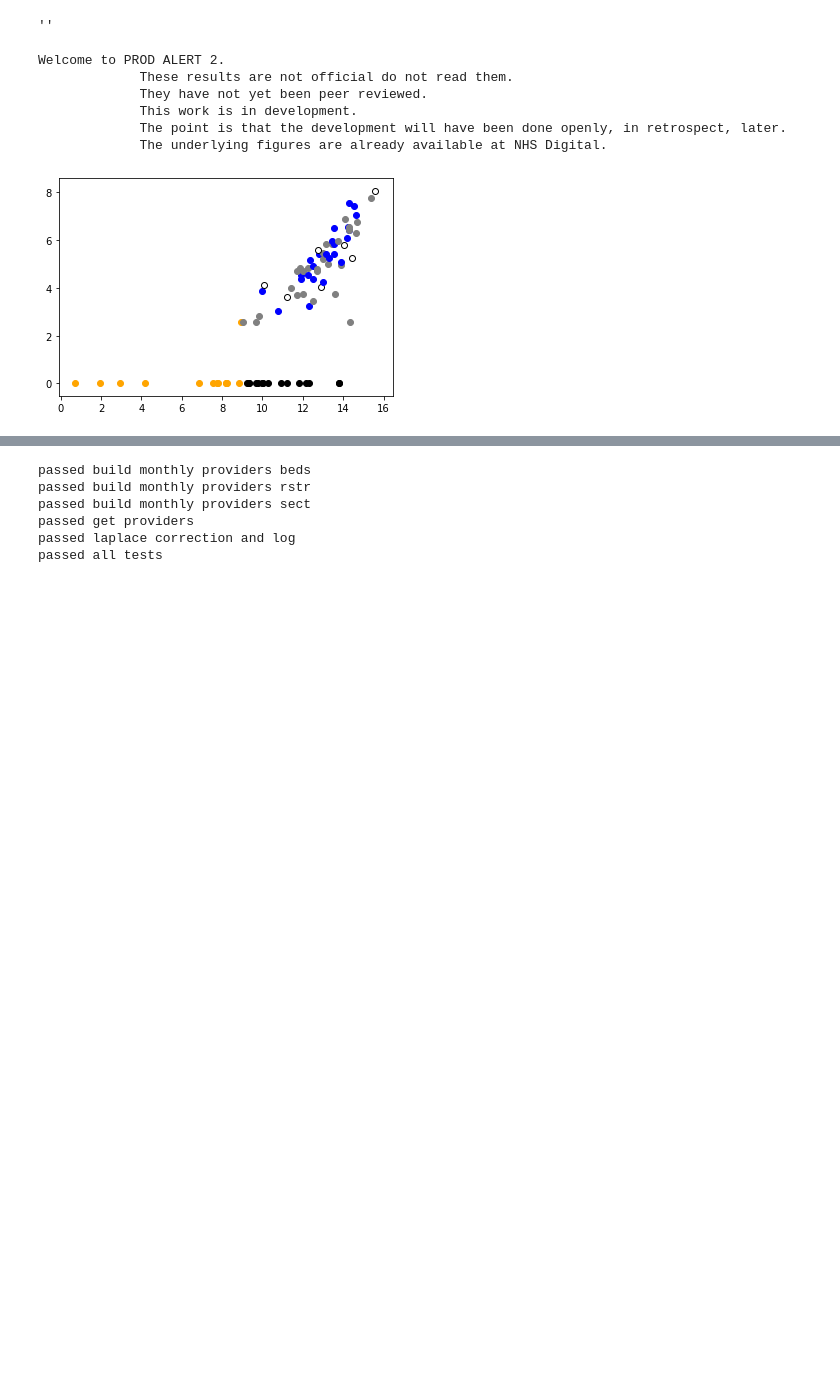
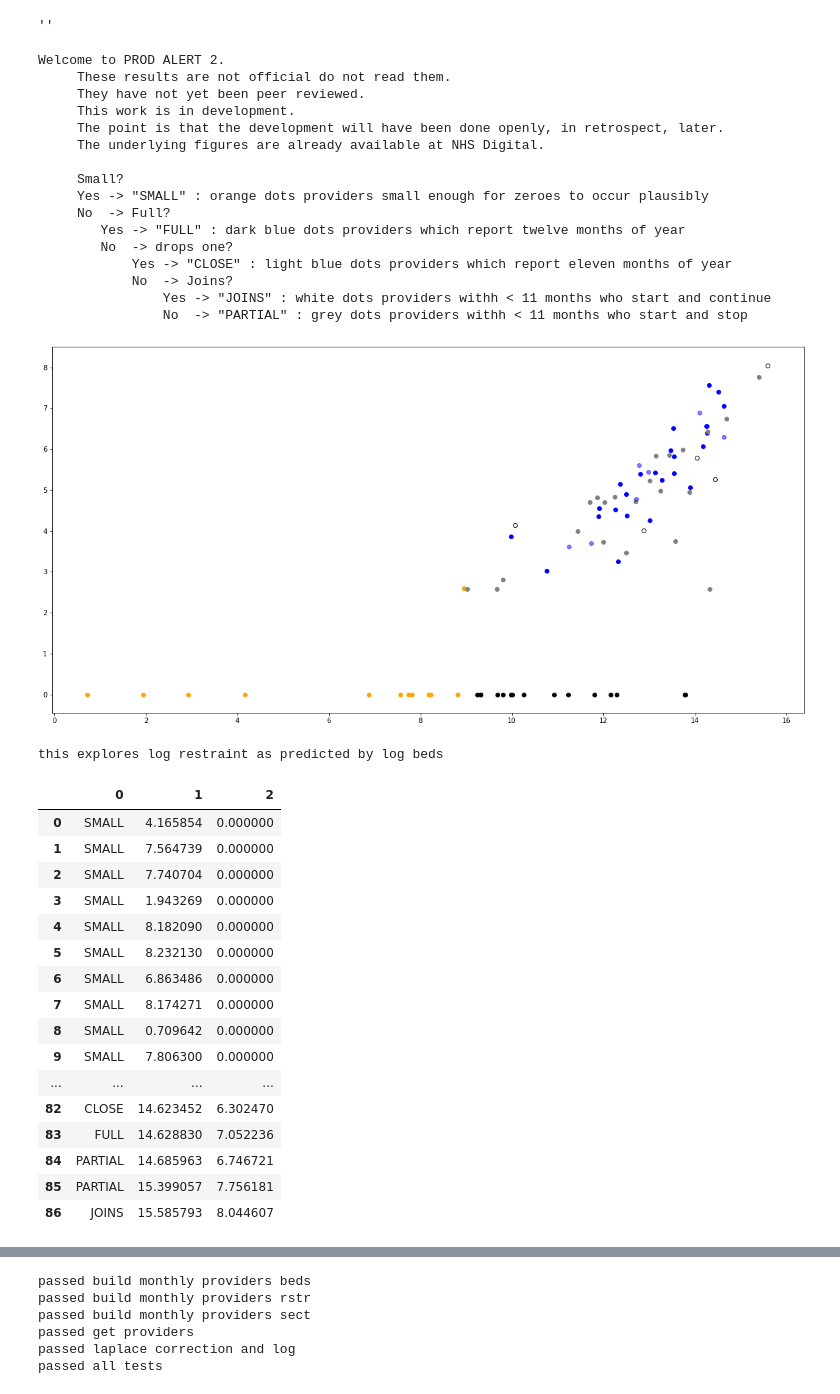
Before and after one commit to keithreid-sfw/PROD-ALERT-2, a Jupyter notebook: PROD_ALERT_2.ipynb, the cells around one changed output, grey strips where cells are left out. Cells and saved outputs as stored; diff of their text form; code cells hidden in the pictures; blank space fills up the shorter version.

```diff
--- a/PROD_ALERT_2.ipynb
+++ b/PROD_ALERT_2.ipynb
@@ -136,6 +141,7 @@ import pandas            as pd
 
 pd.options.display.max_rows     = None
 pd.options.display.max_columns  = None
+plt.rcParams["figure.figsize"] = (20,10)
 
 """
 We are specificaly naming files in development but will glob them later
@@ -357,11 +441,22 @@ def laplace_correction_and_log(main_table):
 
 def greet():
     print("""Welcome to PROD ALERT 2.
-             These results are not official do not read them.
-             They have not yet been peer reviewed.
-             This work is in development.
-             The point is that the development will have been done openly, in retrospect, later.
-             The underlying figures are already available at NHS Digital.""")
+     These results are not official do not read them.
+     They have not yet been peer reviewed.
+     This work is in development.
+     The point is that the development will have been done openly, in retrospect, later.
+     The underlying figures are already available at NHS Digital.
+
+     Small?
+     Yes -> "SMALL" : orange dots providers small enough for zeroes to occur plausibly
+     No  -> Full?
+        Yes -> "FULL" : dark blue dots providers which report twelve months of year
+        No  -> drops one?
+            Yes -> "CLOSE" : light blue dots providers which report eleven months of year
+            No  -> Joins?
+                Yes -> "JOINS" : white dots providers withh < 11 months who start and continue
+                No  -> "PARTIAL" : grey dots providers withh < 11 months who start and stop
+     """)
 
 def maybe_tell_providers(providers_by_size):
     verbose = get_verbose()
@@ -404,40 +499,71 @@ def maybe_tell_monthly_providers_sect(monthly_providers_sect):
 # %%
 # control
 
 if __name__=="__main__":
 
     greet()
 
     providers               = get_providers()
-    # exclude childrens hospitals with no detentions
-
     monthly_providers_beds  = build_monthly_providers_beds(providers)
     monthly_providers_rstr  = build_monthly_providers_rstr(providers)
     monthly_providers_sect  = build_monthly_providers_sect(providers)
     ordered_providers       = order_providers_by_size(monthly_providers_beds)
 
     beds = pd.concat([ordered_providers,monthly_providers_beds], axis=1).reindex(ordered_providers.index)
     sect = pd.concat([beds,monthly_providers_sect], axis=1).reindex(beds.index)
     rstr = pd.concat([sect,monthly_providers_rstr], axis=1).reindex(sect.index)
 
     main_table  = rstr.copy()
     log_main    = laplace_correction_and_log(main_table)
 
     maybe_tell_providers(ordered_providers)
     maybe_tell_monthly_providers_beds(monthly_providers_beds)
     maybe_tell_monthly_providers_sect(monthly_providers_sect)
     maybe_tell_monthly_providers_rstr(monthly_providers_rstr)
     maybe_tell_main_table(main_table)
     maybe_tell_log_main(log_main)
 
-    names_beds_rstr    = count_loglog_beds_rstr(log_main)
-    pretty_beds_rstr   = pd.DataFrame(names_beds_rstr)
-    #display(pretty_beds_rstr)
+    loglog_beds_rstr    = count_loglog_beds_rstr(log_main)
+    pretty_beds_rstr    = pd.DataFrame(loglog_beds_rstr)
+    print("this explores log restraint as predicted by log beds")
+    display(pretty_beds_rstr)
+
+    loglog_sect_rstr    = count_loglog_sect_rstr(log_main)
+    pretty_sect_rstr    = pd.DataFrame(loglog_sect_rstr)
+    display(pretty_sect_rstr)
 # %% [output]
 Welcome to PROD ALERT 2.
-             These results are not official do not read them.
-             They have not yet been peer reviewed.
-             This work is in development.
-             The point is that the development will have been done openly, in retrospect, later.
-             The underlying figures are already available at NHS Digital.
+     These results are not official do not read them.
+     They have not yet been peer reviewed.
+     This work is in development.
+     The point is that the development will have been done openly, in retrospect, later.
+     The underlying figures are already available at NHS Digital.
+
+     Small?
+     Yes -> "SMALL" : orange dots providers small enough for zeroes to occur plausibly
+     No  -> Full?
+        Yes -> "FULL" : dark blue dots providers which report twelve months of year
+        No  -> drops one?
+            Yes -> "CLOSE" : light blue dots providers which report eleven months of year
+            No  -> Joins?
+                Yes -> "JOINS" : white dots providers withh < 11 months who start and continue
+                No  -> "PARTIAL" : grey dots providers withh < 11 months who start and stop
-[figure, old version]
+[figure, new version]
+this explores log restraint as predicted by log beds
+|  | 0 | 1 | 2 |
+| 0 | SMALL | 4.165854 | 0.000000 |
+| 1 | SMALL | 7.564739 | 0.000000 |
+| 2 | SMALL | 7.740704 | 0.000000 |
+| 3 | SMALL | 1.943269 | 0.000000 |
+| 4 | SMALL | 8.182090 | 0.000000 |
+| 5 | SMALL | 8.232130 | 0.000000 |
+| 6 | SMALL | 6.863486 | 0.000000 |
+| 7 | SMALL | 8.174271 | 0.000000 |
+| 8 | SMALL | 0.709642 | 0.000000 |
+| 9 | SMALL | 7.806300 | 0.000000 |
+| ... | ... | ... | ... |
+| 82 | CLOSE | 14.623452 | 6.302470 |
+| 83 | FULL | 14.628830 | 7.052236 |
+| 84 | PARTIAL | 14.685963 | 6.746721 |
+| 85 | PARTIAL | 15.399057 | 7.756181 |
+| 86 | JOINS | 15.585793 | 8.044607 |
```
Also changed, not shown: parts of 6 cells of this notebook.
